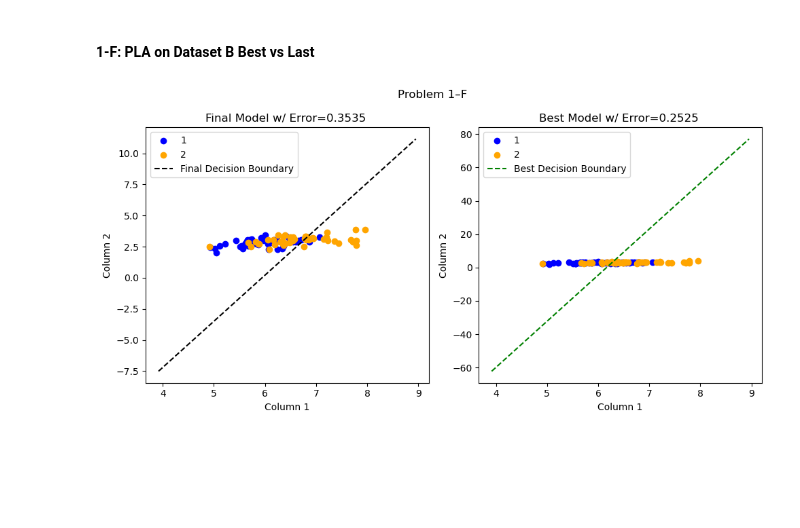
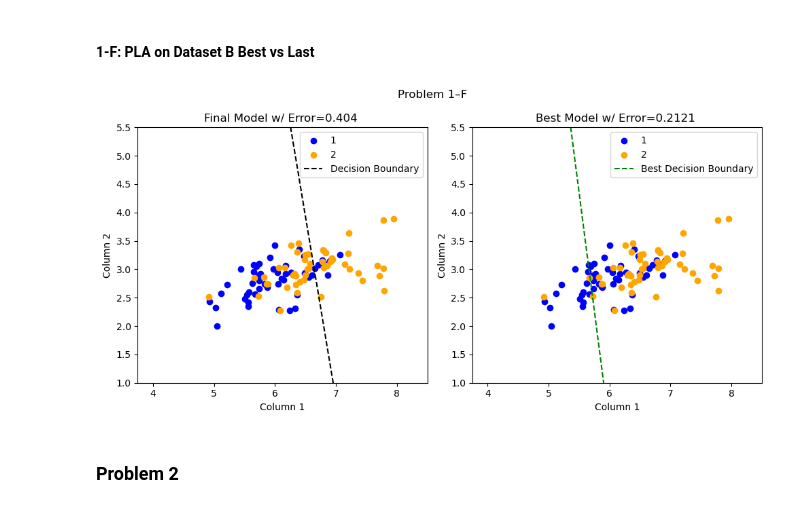
Before and after one commit to brynnwoolley/cee554-coursework, a Jupyter notebook: HW1/HW-1-Notebook.ipynb, the cells around one changed output. Drawn from its saved outputs; the diff is of its cells as text; code cells hidden in the pictures; blank space fills up the shorter version.

```diff
--- a/HW1/HW-1-Notebook.ipynb
+++ b/HW1/HW-1-Notebook.ipynb
@@ -219,6 +83,17 @@ dfA['Label'] = dfA['Label'].apply(lambda y: 2*y-1)
 # construct dataset B
 dfB = df[df['Label'].isin([1,2])].copy()
 dfB['Label'] = dfB['Label'].apply(lambda y: 2*y-3)
+
+# set up X & y for dataset A
+X_A = dfA[['C1','C2']].copy().to_numpy()
+y_A = dfA['Label'].copy().to_numpy()
+# set up X & y for dataset B
+X_B = dfB[['C1','C2']].copy().to_numpy()
+y_B = dfB['Label'].copy().to_numpy()
+
+# set up indices as helpers for later
+x1_min, x1_max = 3.75, 8.5
+x2_min, x2_max = 1, 5.5
 # %% [markdown]
 #### 1-B: Dataset Scatterplots
 # %%
@@ -243,8 +118,8 @@ ax[1].set_title('Dataset B')
 
 # Set the same axis limits
 for a in ax:
-    a.set_xlim(4, 8.25)
-    a.set_ylim(1.5, 4.75)
+    a.set_xlim(x1_min, x1_max)
+    a.set_ylim(x2_min, x2_max)
 
 plt.suptitle('Problem 1–B')
 plt.tight_layout()
@@ -432,65 +233,58 @@ plt.show()
 # %% [markdown]
 #### 1-F: PLA on Dataset B Best vs Last
 # %%
-# initialize Model & Data
-PR = Perceptron(shuffle=True, max_iter=1000)
-X = dfB[['C1','C2']].copy().to_numpy()
-y = dfB['Label'].copy().to_numpy()
+# initialize data
+X, y = X_B.copy(), y_B.copy()
 
-# Track misclassification rate per iteration
-misclassification_rates = []
-n_samples = len(y)
-best_err = np.inf
+# set up figure
+fig, ax = plt.subplots(1, 2, figsize=(10, 5))
 
-for i in range(1, 1001):
-    PR.partial_fit(X, y, classes=np.unique(y))  # incremental update
-    y_pred = PR.predict(X)
-    misclassification_rate = np.mean(y_pred != y)  # calc error rate
-    misclassification_rates.append(misclassification_rate)
-
-    if misclassification_rate < best_err:
-        best_err = misclassification_rate
-        # extract model coeffs
-        best_w = PR.coef_[0].copy()   # weights
-        best_b = PR.intercept_[0].copy() # bias
-
-# extract model coeffs
-w = PR.coef_[0]   # weights
-b = PR.intercept_[0] # bias
-final_err = misclassification_rates[len(misclassification_rates)-1]
+# run NON pocket model
+weights, errors = myPerceptron(X, y, shuffle=True, random_seed=seed)
+intercept, w_1, w_2 = weights[0], weights[1], weights[2]
+final_err = errors[len(errors)-1]
 
 # def decision boundary line: w1*x1 + w2*x2 + b = 0
-x1_min, x1_max = X[:, 0].min() - 1, X[:, 0].max() + 1
-x2_min, x2_max = X[:, 1].min() - 1, X[:, 1].max() + 1
 x1_vals = np.linspace(x1_min, x1_max, 100)
-x2_vals = -(w[0] * x1_vals + b) / w[1]
-best_x2_vals = -(best_w[0] * x1_vals + best_b) / best_w[1]
+x2_vals = -(w_1*x1_vals + intercept) / w_2
 
-# plot
-fig, ax = plt.subplots(1, 2, figsize=(10, 5))
-
-# final model
+# plot dataset
 ax[0].scatter(dfB[dfB['Label']==-1]['C1'], dfB[dfB['Label']==-1]['C2'], c='blue', label='1') # plot values labeled -1
 ax[0].scatter(dfB[dfB['Label']==1]['C1'], dfB[dfB['Label']==1]['C2'], c='orange', label='2') # plot values labeled 1
-# decision boundary
-ax[0].plot(x1_vals, x2_vals, 'k--', label='Final Decision Boundary')
+# plot decision boundary
+ax[0].plot(x1_vals, x2_vals, 'k--', label='Decision Boundary')
 ax[0].set_ylabel('Column 2')
 ax[0].set_xlabel('Column 1')
 ax[0].legend()
 ax[0].set_title(f'Final Model w/ Error={round(final_err,4)} ')
+
+
+# run POCKET model
+best_weights, best_error = myPerceptron(X, y, shuffle=True, pocket=True, random_seed=seed)
+best_intercept, best_w_1, best_w_2 = best_weights[0], best_weights[1], best_weights[2]
+# def best decision boundary line
+best_x2_vals = -(best_w_1*x1_vals + best_intercept) / best_w_2
 
 # best model
 ax[1].scatter(dfB[dfB['Label']==-1]['C1'], dfB[dfB['Label']==-1]['C2'], c='blue', label='1') # plot values labeled -1
 ax[1].scatter(dfB[dfB['Label']==1]['C1'], dfB[dfB['Label']==1]['C2'], c='orange', label='2') # plot values labeled 1
 # decision boundary
 ax[1].plot(x1_vals, best_x2_vals, 'g--', label='Best Decision Boundary')
 ax[1].set_ylabel('Column 2')
 ax[1].set_xlabel('Column 1')
 ax[1].legend()
-ax[1].set_title(f'Best Model w/ Error={round(best_err,4)} ')
+ax[1].set_title(f'Best Model w/ Error={round(best_error,4)} ')
+
+# Set the same axis limits
+for a in ax:
+    a.set_xlim(x1_min, x1_max)
+    a.set_ylim(x2_min, x2_max)
 
 plt.suptitle('Problem 1–F')
 plt.tight_layout()
 plt.show()
 # %% [output]
-[figure, old version]
+[figure, new version]
+# %% [markdown]
+### Problem 2
+####
```
Also changed, not shown: parts of 13 cells of this notebook, 5 other files.
